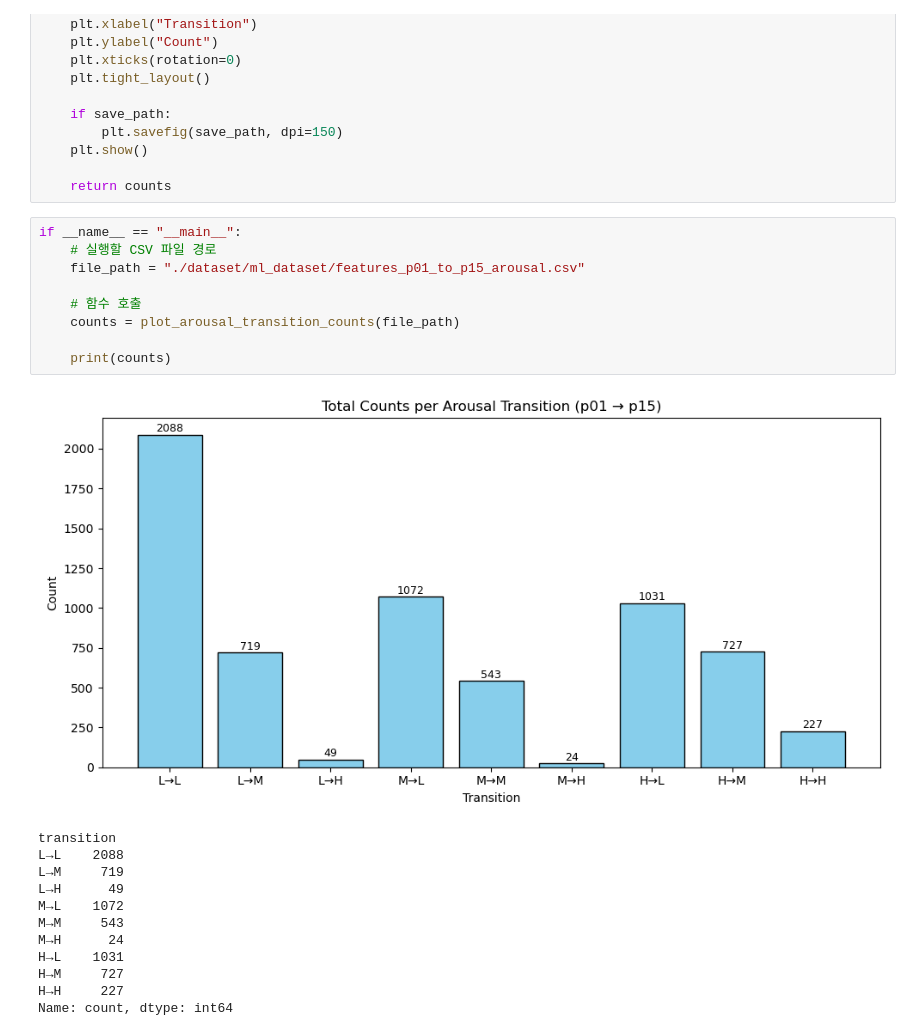
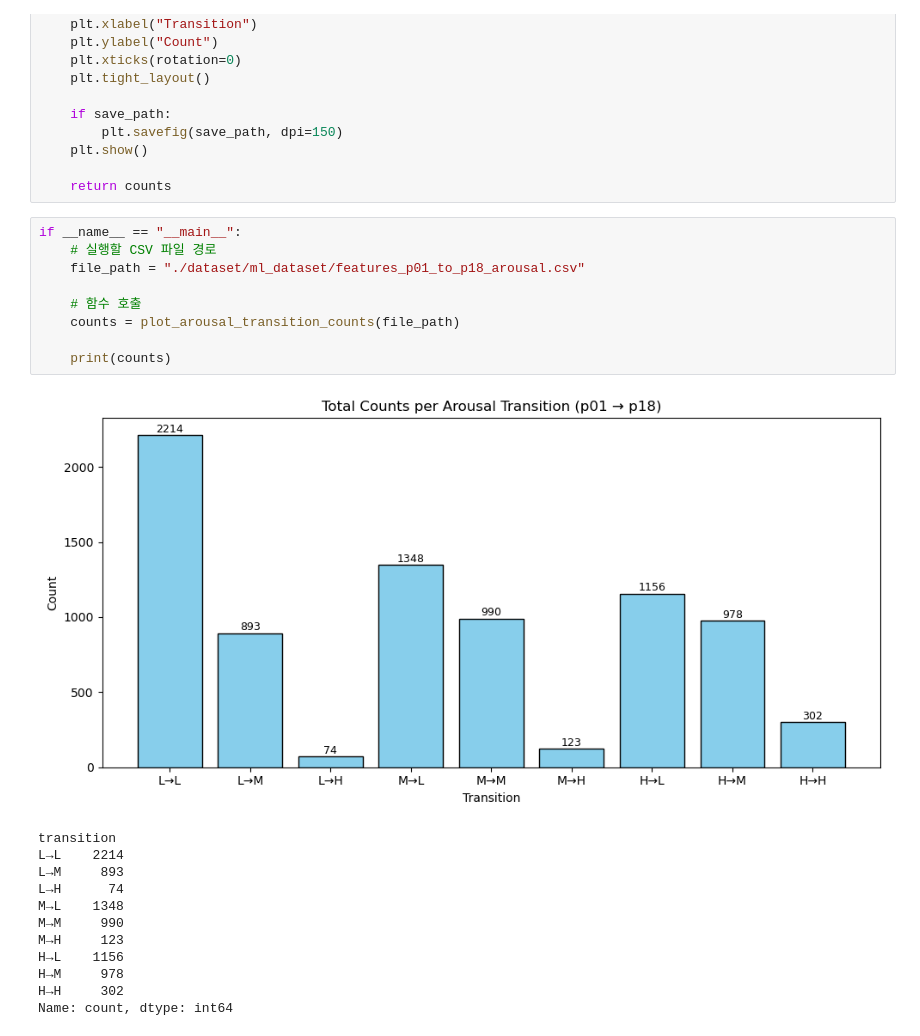
Before and after one commit to jaebbang0421/steam, a Jupyter notebook: visualization.ipynb, the cells around one changed output. Cells and saved outputs as stored; diff of their text form.

```diff
--- a/visualization.ipynb
+++ b/visualization.ipynb
@@ -74,22 +74,22 @@ def plot_arousal_transition_counts(file_path, save_path=None):
 # %%
 if __name__ == "__main__":
     # 실행할 CSV 파일 경로
-    file_path = "./dataset/ml_dataset/features_p01_to_p15_arousal.csv"
+    file_path = "./dataset/ml_dataset/features_p01_to_p18_arousal.csv"
 
     # 함수 호출
     counts = plot_arousal_transition_counts(file_path)
 
     print(counts)
 # %% [output]
-[figure, old version]
+[figure, new version]
 transition
-L→L    2088
-L→M     719
-L→H      49
-M→L    1072
-M→M     543
-M→H      24
-H→L    1031
-H→M     727
-H→H     227
+L→L    2214
+L→M     893
+L→H      74
+M→L    1348
+M→M     990
+M→H     123
+H→L    1156
+H→M     978
+H→H     302
 Name: count, dtype: int64
```
Also changed, not shown: 2 other files.
